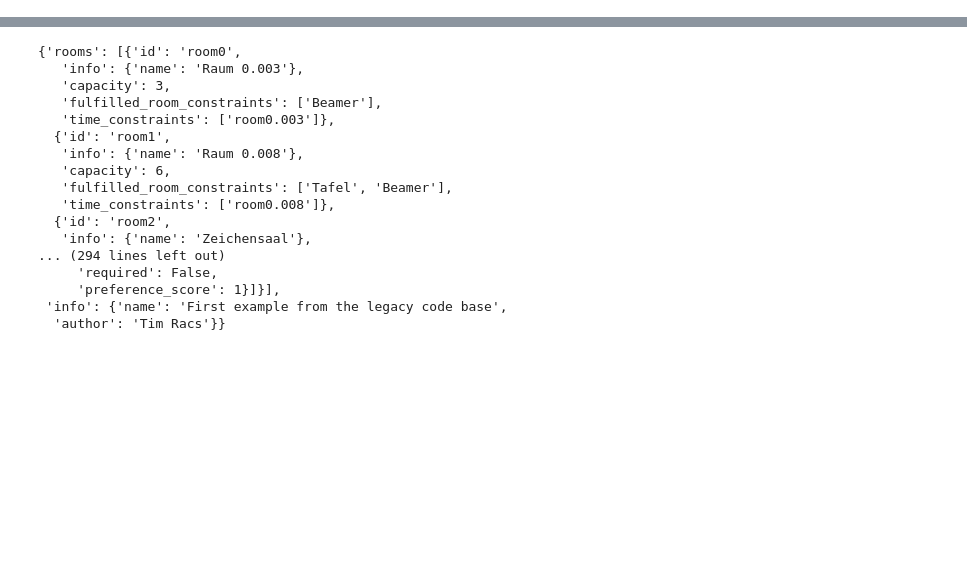
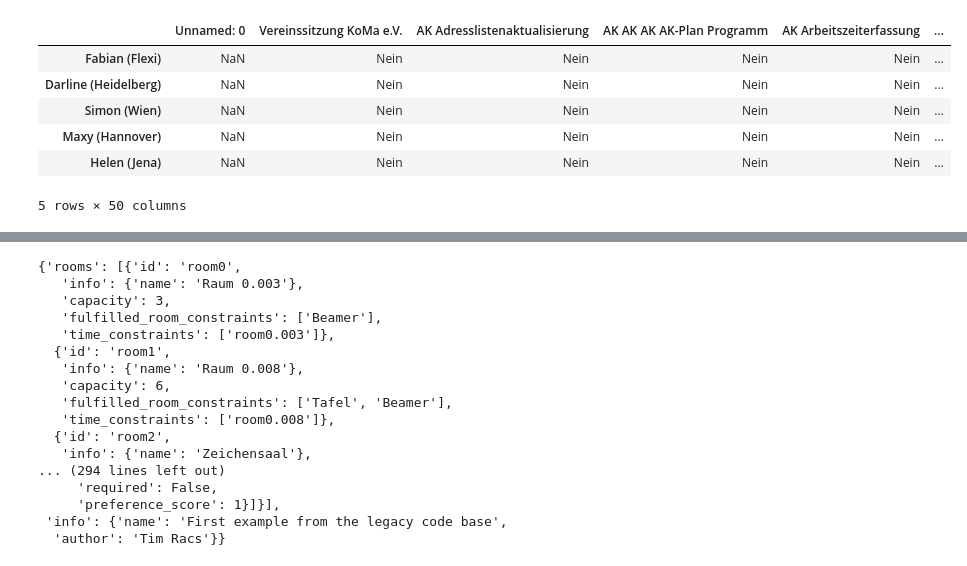
Before and after one commit to Die-KoMa/ak-plan-optimierung, a Jupyter notebook: koma88-preparation/export_to_json.ipynb, the cells around one changed output, grey strips where cells are left out. Saved outputs shown, nothing was run; the diff lists cells and outputs as text; code cells hidden in the pictures; blank space fills up the shorter version.

```diff
--- a/koma88-preparation/export_to_json.ipynb
+++ b/koma88-preparation/export_to_json.ipynb
@@ -16,0 +41,11 @@ Successfully installed pandas-2.0.1 tzdata-2023.3
+# %%
+df = pd.read_csv("KoMa88_Kaiserslautern_AK-Präferenzen.csv")
+df.head()
+# %% [output]
+|  | Unnamed: 0 | Vereinssitzung KoMa e.V. | AK Adresslistenaktualisierung | AK AK AK AK-Plan Programm | AK Arbeitszeiterfassung | ... |
+| Fabian (Flexi) | NaN | Nein | Nein | Nein | Nein | ... |
+| Darline (Heidelberg) | NaN | Nein | Nein | Nein | Nein | ... |
+| Simon (Wien) | NaN | Nein | Nein | Nein | Nein | ... |
+| Maxy (Hannover) | NaN | Nein | Nein | Nein | Nein | ... |
+| Helen (Jena) | NaN | Nein | Nein | Nein | Nein | ... |
+5 rows × 50 columns
```
Also changed, not shown: parts of 7 cells of this notebook.
